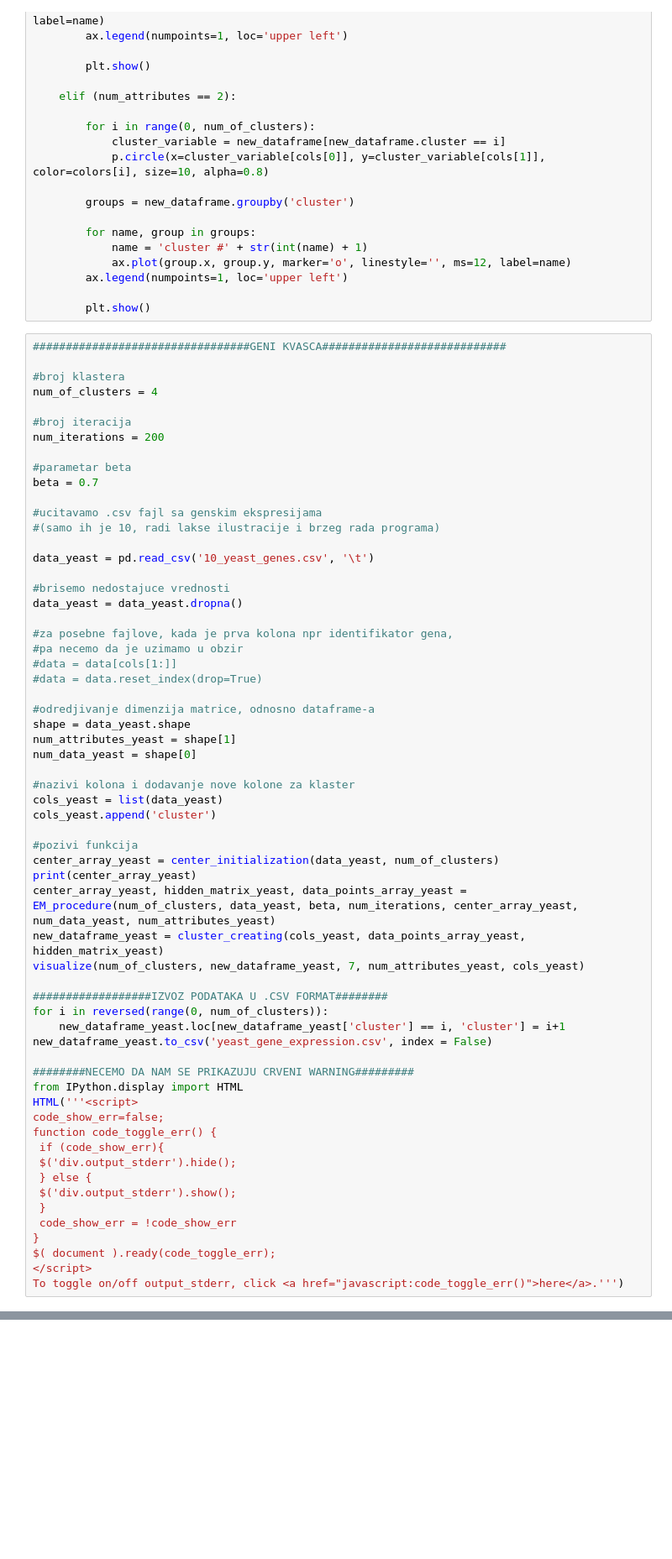
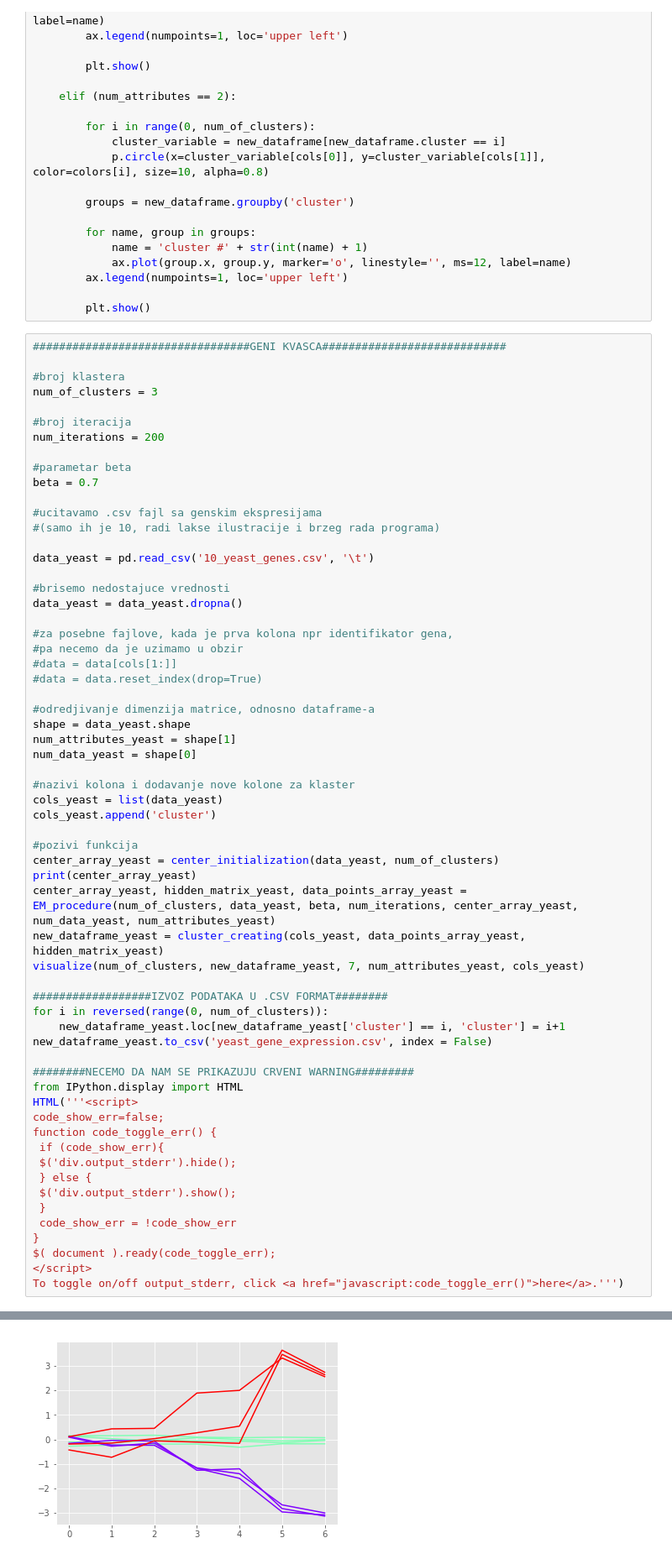
Before and after one commit to djordjevicana93/NI_projekat, a Jupyter notebook: clustering.ipynb, the cells around one changed output, grey strips where cells are left out. Shown at 84% size. Drawn from its saved outputs; the diff is of its cells as text; blank space fills up the shorter version.

```diff
--- a/clustering.ipynb
+++ b/clustering.ipynb
@@ -258,7 +258,7 @@ def visualize(num_of_clusters, new_dataframe, cluster_column, num_attributes, co
 #################################GENI KVASCA############################
 
 #broj klastera
-num_of_clusters = 4
+num_of_clusters = 3
 
 #broj iteracija
 num_iterations = 200
@@ -315,3 +315,4 @@ function code_toggle_err() {
 $( document ).ready(code_toggle_err);
 </script>
 To toggle on/off output_stderr, click <a href="javascript:code_toggle_err()">here</a>.''')
+# %% [output]
@@ -317,0 +320 @@ To toggle on/off output_stderr, click <a href="javascript:code_toggle_err()">her
+[figure, added]
```
Also changed, not shown: parts of 2 cells of this notebook.
